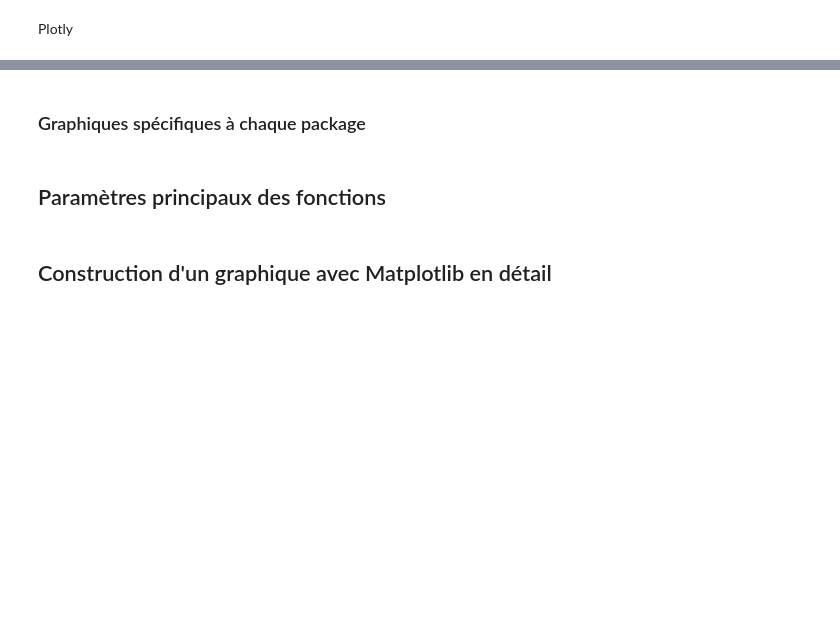
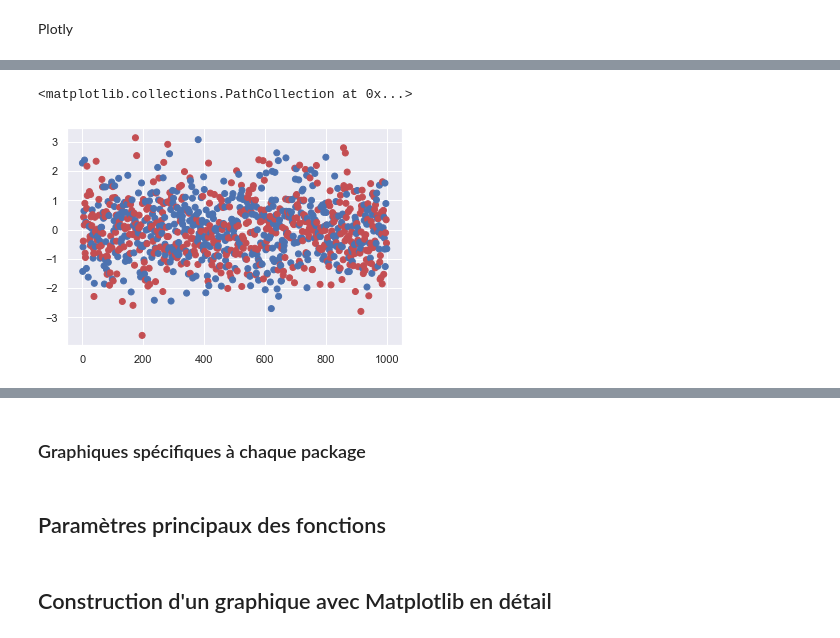
Before and after one commit to AlexisBogroff/data_viz_python_1_day, a Jupyter notebook: cours_partie_1.ipynb, the cells around one changed output, grey strips where cells are left out. Drawn from its saved outputs; the diff is of its cells as text; code cells hidden in the pictures; blank space fills up the shorter version.

```diff
--- a/cours_partie_1.ipynb
+++ b/cours_partie_1.ipynb
@@ -142,0 +155,6 @@ px.histogram(df['y'])
+# %%
+# From matplotlib.pyplot directly
+plt.scatter(x, y, c=colors_2)
+# %% [output]
+<matplotlib.collections.PathCollection at 0x...>
+[figure, added]
```
Also changed, not shown: parts of 25 cells of this notebook.
